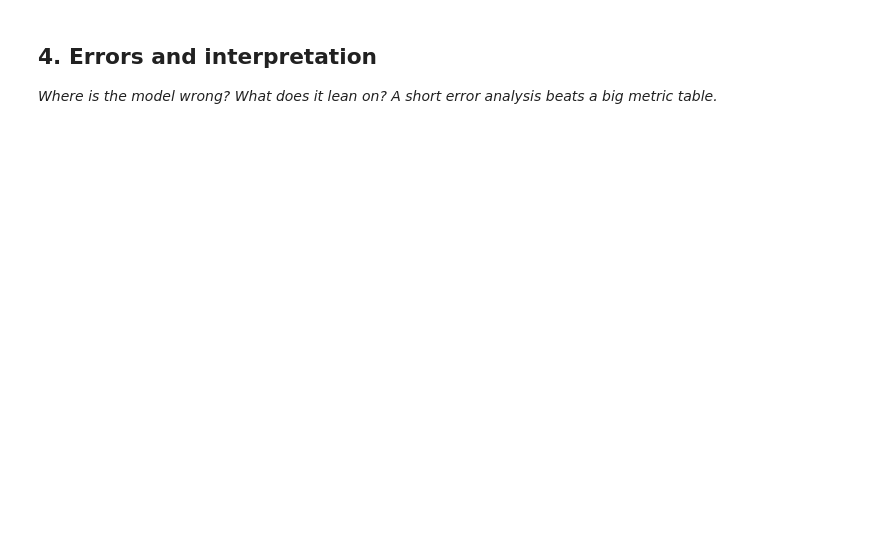
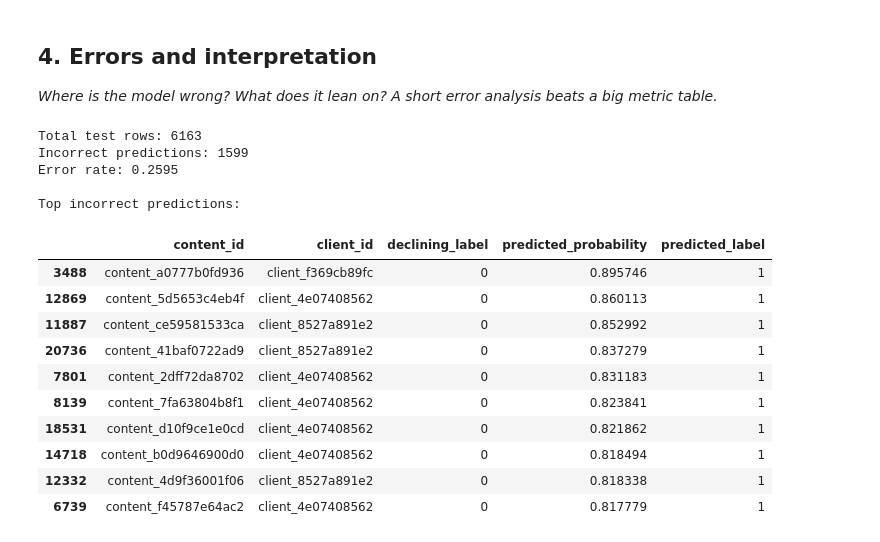
Before and after one commit to jenilrupareliya5150-bit/FlyRankAi-ml-Track, a Jupyter notebook: work/notebooks/w05_model.ipynb, the cells around one changed output. Drawn from its saved outputs; the diff is of its cells as text; code cells hidden in the pictures; blank space fills up the shorter version.

```diff
--- a/work/notebooks/w05_model.ipynb
+++ b/work/notebooks/w05_model.ipynb
@@ -29,0 +27,2 @@ This skeleton is yours to fill. Work the sections **in order** — each one has
+# %%
+df=pd.read_csv("data/raw/content_refresh_anonymized.csv")
@@ -29,0 +165,6 @@ This skeleton is yours to fill. Work the sections **in order** — each one has
+# %%
+X_train = train_df[feature_cols]
+X_test = test_df[feature_cols]
+
+y_train = train_df[target]
+y_test = test_df[target]
@@ -29,0 +179,11 @@ This skeleton is yours to fill. Work the sections **in order** — each one has
+# %%
+numeric_cols = X_train.select_dtypes(
+    include=["int64", "float64"]
+).columns.tolist()
+
+categorical_cols = X_train.select_dtypes(
+    include=["object"]
+).columns.tolist()
+
+print("Numeric features:", len(numeric_cols))
+print("Categorical features:", len(categorical_cols))
@@ -36,0 +397,50 @@ This skeleton is yours to fill. Work the sections **in order** — each one has
+# %%
+# Section 4: Errors and interpretation
+
+# Get predicted probabilities for the positive class
+test_results = test_df[["content_id", "client_id", "declining_label"]].copy()
+
+test_results["predicted_probability"] = model.predict_proba(X_test)[:, 1]
+
+# Convert probability into predicted class
+test_results["predicted_label"] = (
+    test_results["predicted_probability"] >= 0.5
+).astype(int)
+
+# Find incorrect predictions
+errors = test_results[
+    test_results["predicted_label"] != test_results["declining_label"]
+].copy()
+
+print("Total test rows:", len(test_results))
+print("Incorrect predictions:", len(errors))
+print(
+    "Error rate:",
+    round(len(errors) / len(test_results), 4)
+)
+
+print("\nTop incorrect predictions:")
+
+display(
+    errors.sort_values(
+        "predicted_probability",
+        ascending=False
+    ).head(10)
+)
+# %% [output]
+Total test rows: 6163
+Incorrect predictions: 1599
+Error rate: 0.2595
+
+Top incorrect predictions:
+|  | content_id | client_id | declining_label | predicted_probability | predicted_label |
+| 3488 | content_a0777b0fd936 | client_f369cb89fc | 0 | 0.895746 | 1 |
+| 12869 | content_5d5653c4eb4f | client_4e07408562 | 0 | 0.860113 | 1 |
+| 11887 | content_ce59581533ca | client_8527a891e2 | 0 | 0.852992 | 1 |
+| 20736 | content_41baf0722ad9 | client_8527a891e2 | 0 | 0.837279 | 1 |
+| 7801 | content_2dff72da8702 | client_4e07408562 | 0 | 0.831183 | 1 |
+| 8139 | content_7fa63804b8f1 | client_4e07408562 | 0 | 0.823841 | 1 |
+| 18531 | content_d10f9ce1e0cd | client_4e07408562 | 0 | 0.821862 | 1 |
+| 14718 | content_b0d9646900d0 | client_4e07408562 | 0 | 0.818494 | 1 |
+| 12332 | content_4d9f36001f06 | client_8527a891e2 | 0 | 0.818338 | 1 |
+| 6739 | content_f45787e64ac2 | client_4e07408562 | 0 | 0.817779 | 1 |
```
Also changed, not shown: parts of 38 cells of this notebook.
